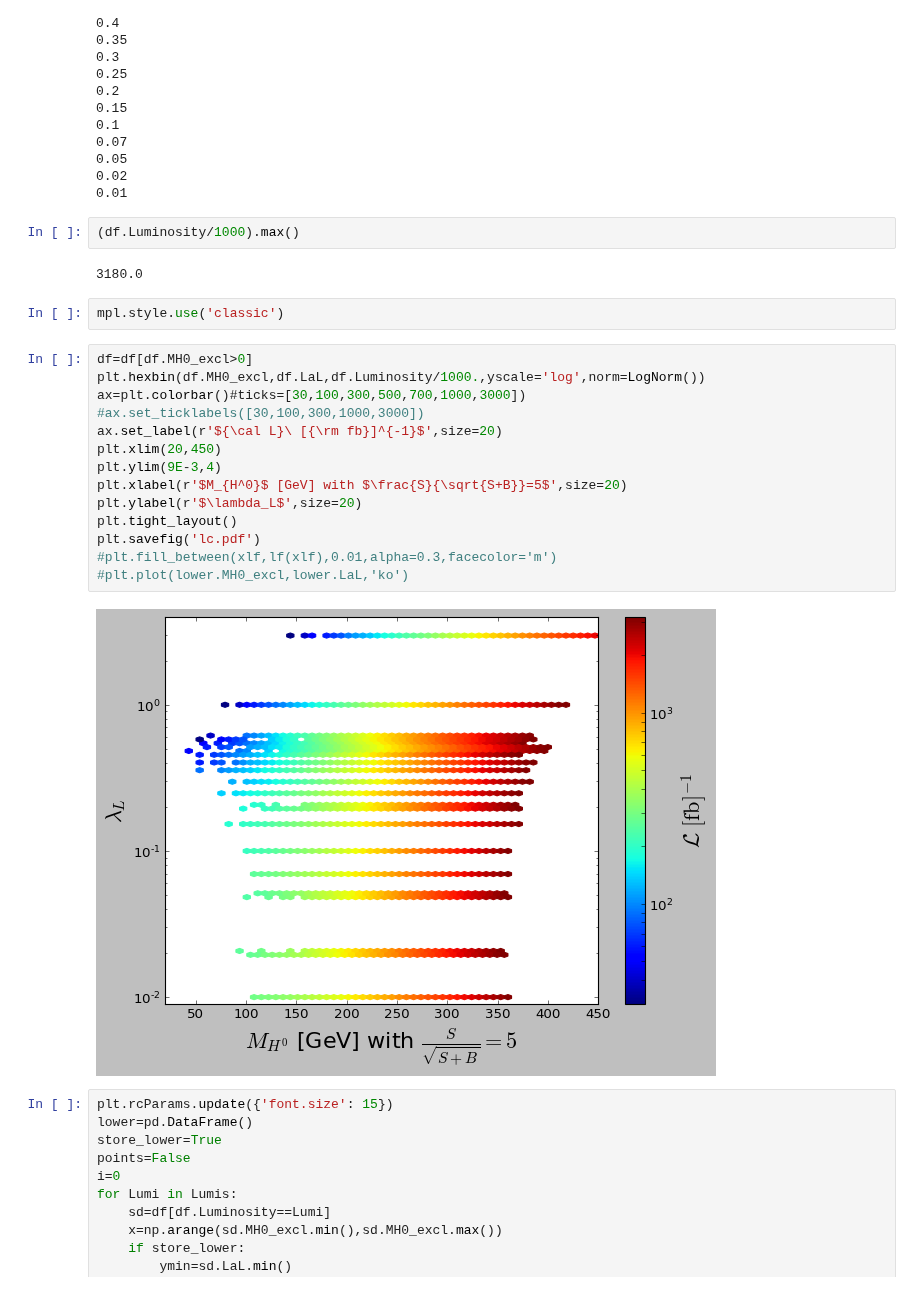
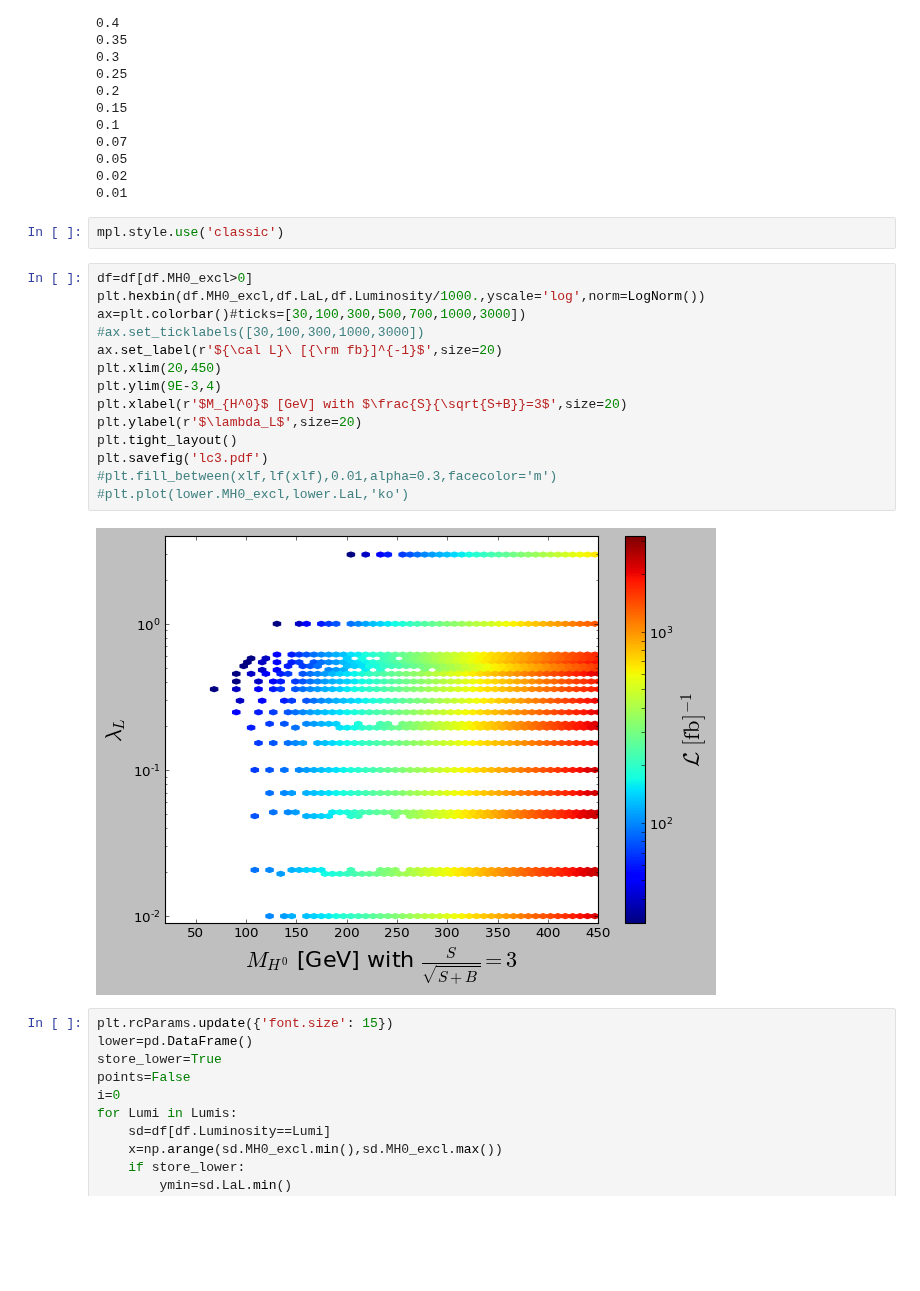
Before and after one commit to restrepo/VBF_IDM, a Jupyter notebook: Significance_countours-many_lumis-signif_3.ipynb, the cells around one changed output. Cells and saved outputs as stored; diff of their text form; blank space fills up the shorter version.

Commit message:
Final plot

```diff
--- a/Significance_countours-many_lumis-signif_3.ipynb
+++ b/Significance_countours-many_lumis-signif_3.ipynb
@@ -123,28 +123,24 @@ for LaL1 in np.sort(df.LaL.unique())[::-1]:
 0.05
 0.02
 0.01
-# %%
-(df.Luminosity/1000).max()
-# %% [output]
-3180.0
 # %%
 mpl.style.use('classic')
 # %%
 df=df[df.MH0_excl>0]
 plt.hexbin(df.MH0_excl,df.LaL,df.Luminosity/1000.,yscale='log',norm=LogNorm())
 ax=plt.colorbar()#ticks=[30,100,300,500,700,1000,3000])
 #ax.set_ticklabels([30,100,300,1000,3000])
 ax.set_label(r'${\cal L}\ [{\rm fb}]^{-1}$',size=20)
 plt.xlim(20,450)
 plt.ylim(9E-3,4)
-plt.xlabel(r'$M_{H^0}$ [GeV] with $\frac{S}{\sqrt{S+B}}=5$',size=20)
+plt.xlabel(r'$M_{H^0}$ [GeV] with $\frac{S}{\sqrt{S+B}}=3$',size=20)
 plt.ylabel(r'$\lambda_L$',size=20)
 plt.tight_layout()
-plt.savefig('lc.pdf')
+plt.savefig('lc3.pdf')
 #plt.fill_between(xlf,lf(xlf),0.01,alpha=0.3,facecolor='m')
 #plt.plot(lower.MH0_excl,lower.LaL,'ko')
 # %% [output]
-[figure, old version]
+[figure, new version]
 # %%
 plt.rcParams.update({'font.size': 15})
 lower=pd.DataFrame()
```
Also changed, not shown: 3 other files.
